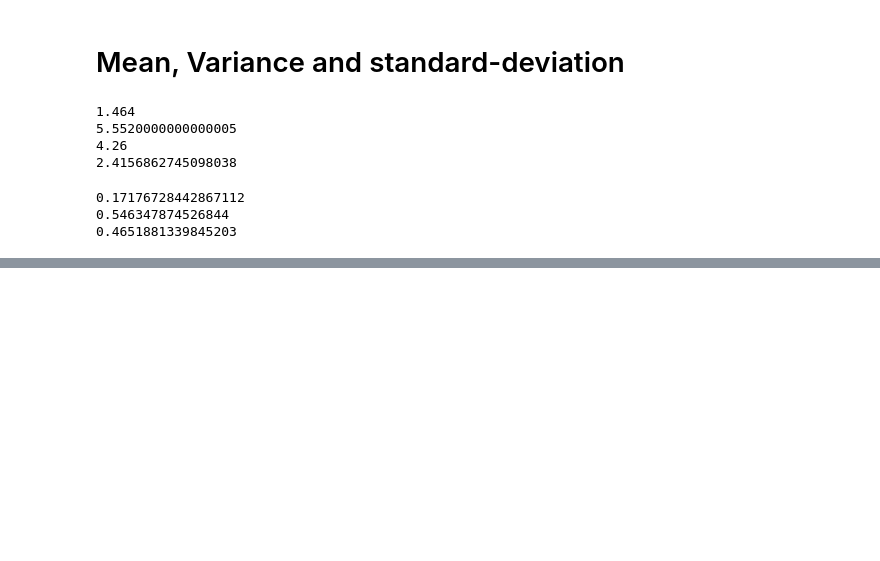
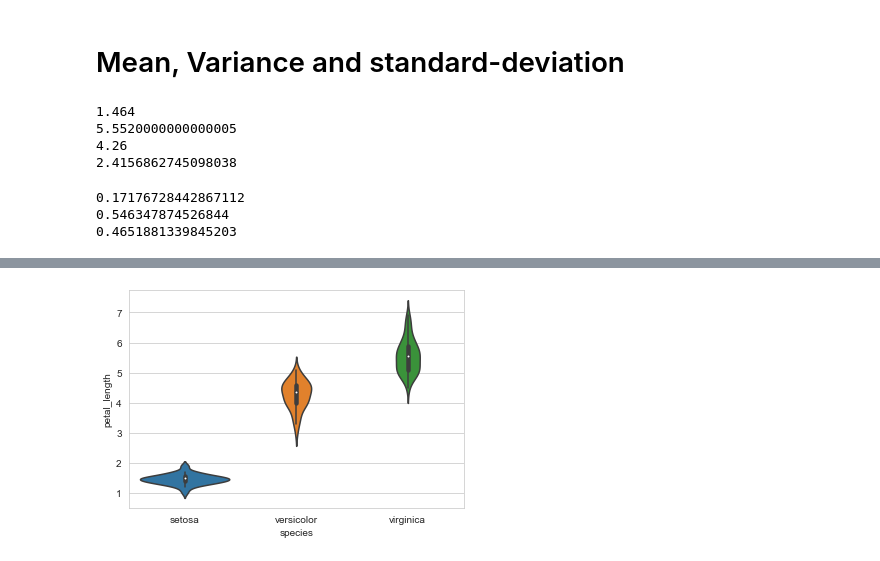
Before and after one commit to TechieDheeraj/learn-ai, a Jupyter notebook: 2.DataScienceVisualisation/2.1_PlottingEDA/1_IntroToIrisDataSet.ipynb, the cells around one changed output, grey strips where cells are left out. Drawn from its saved outputs; the diff is of its cells as text; code cells hidden in the pictures; blank space fills up the shorter version.

```diff
--- a/2.DataScienceVisualisation/2.1_PlottingEDA/1_IntroToIrisDataSet.ipynb
+++ b/2.DataScienceVisualisation/2.1_PlottingEDA/1_IntroToIrisDataSet.ipynb
@@ -231,0 +290,8 @@ print(np.std(iris_versicolor['petal_length']))
+# %%
+# violin plot: It is merge of box plot and pdfs
+# in the side spread it is pdf
+
+sns.violinplot(x='species', y='petal_length', data=iris, size=8)
+plt.show()
+# %% [output]
+[figure, added]
```
Also changed, not shown: parts of 13 cells of this notebook.
